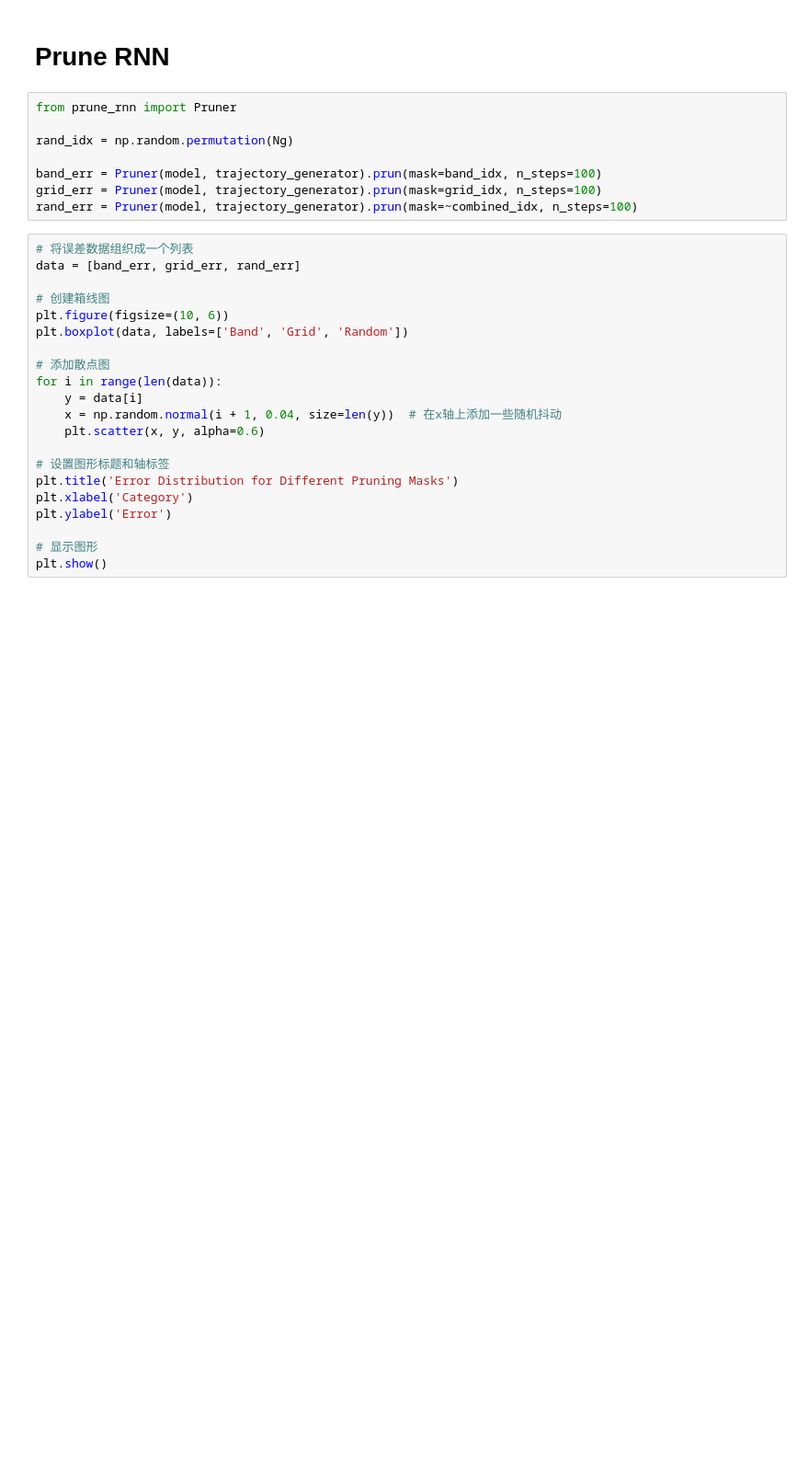
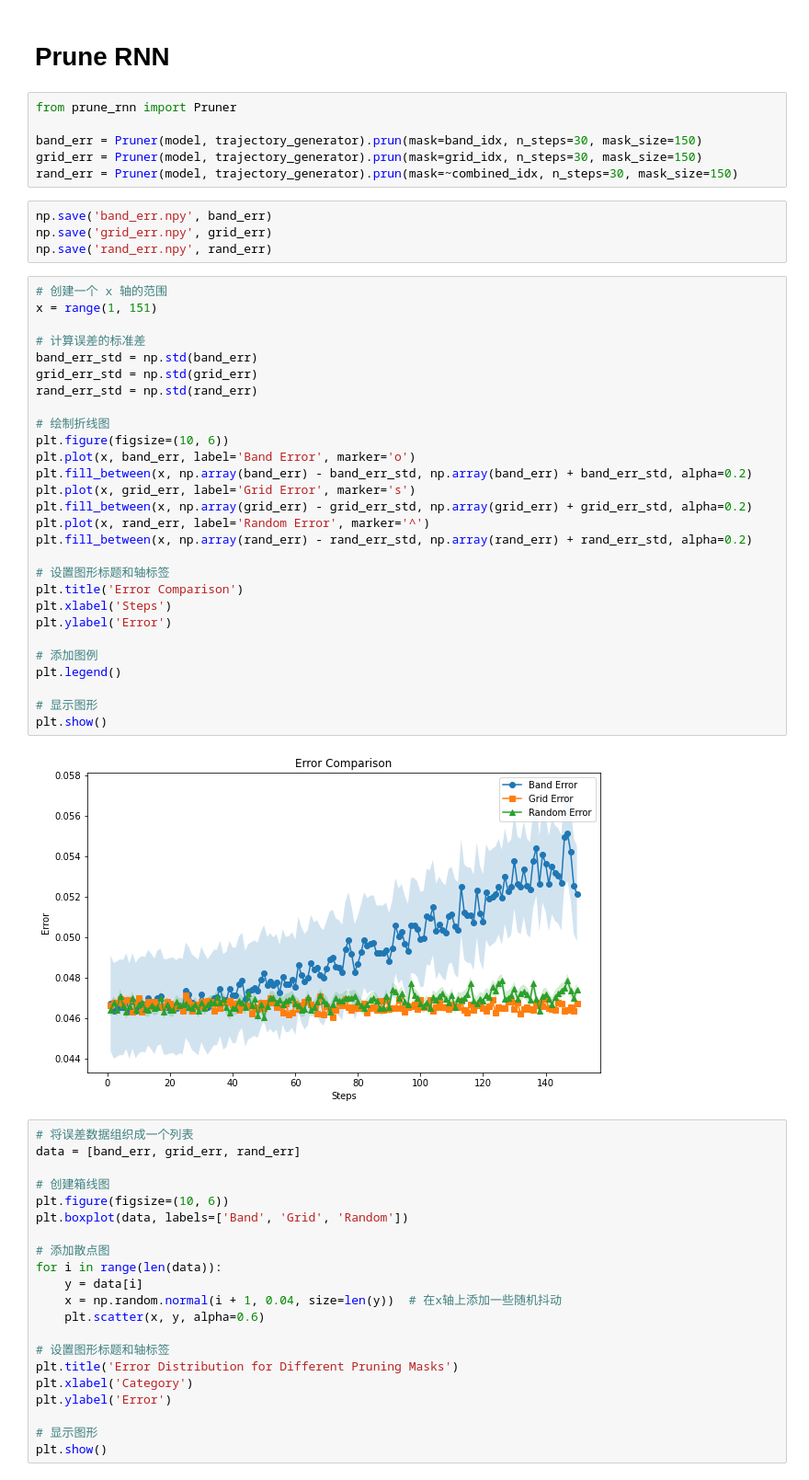
Before and after one commit to Coco233333/grid-pattern-formation, a Jupyter notebook: inspect_model.ipynb, the cells around one changed output. Shown at 92% size. Saved outputs shown, nothing was run; the diff lists cells and outputs as text; blank space fills up the shorter version.

```diff
--- a/inspect_model.ipynb
+++ b/inspect_model.ipynb
@@ -1241,11 +1241,43 @@ Grid to Band Negative Connection Weights Mean: -0.0026651507
 # %%
 from prune_rnn import Pruner
 
-rand_idx = np.random.permutation(Ng)
-
-band_err = Pruner(model, trajectory_generator).prun(mask=band_idx, n_steps=100)
-grid_err = Pruner(model, trajectory_generator).prun(mask=grid_idx, n_steps=100)
-rand_err = Pruner(model, trajectory_generator).prun(mask=~combined_idx, n_steps=100)
+band_err = Pruner(model, trajectory_generator).prun(mask=band_idx, n_steps=30, mask_size=150)
+grid_err = Pruner(model, trajectory_generator).prun(mask=grid_idx, n_steps=30, mask_size=150)
+rand_err = Pruner(model, trajectory_generator).prun(mask=~combined_idx, n_steps=30, mask_size=150)
+# %%
+np.save('band_err.npy', band_err)
+np.save('grid_err.npy', grid_err)
+np.save('rand_err.npy', rand_err)
+# %%
+# 创建一个 x 轴的范围
+x = range(1, 151)
+
+# 计算误差的标准差
+band_err_std = np.std(band_err)
+grid_err_std = np.std(grid_err)
+rand_err_std = np.std(rand_err)
+
+# 绘制折线图
+plt.figure(figsize=(10, 6))
+plt.plot(x, band_err, label='Band Error', marker='o')
+plt.fill_between(x, np.array(band_err) - band_err_std, np.array(band_err) + band_err_std, alpha=0.2)
+plt.plot(x, grid_err, label='Grid Error', marker='s')
+plt.fill_between(x, np.array(grid_err) - grid_err_std, np.array(grid_err) + grid_err_std, alpha=0.2)
+plt.plot(x, rand_err, label='Random Error', marker='^')
+plt.fill_between(x, np.array(rand_err) - rand_err_std, np.array(rand_err) + rand_err_std, alpha=0.2)
+
+# 设置图形标题和轴标签
+plt.title('Error Comparison')
+plt.xlabel('Steps')
+plt.ylabel('Error')
+
+# 添加图例
+plt.legend()
+
+# 显示图形
+plt.show()
+# %% [output]
+[figure, added]
 # %%
 # 将误差数据组织成一个列表
 data = [band_err, grid_err, rand_err]
```
Also changed, not shown: parts of 1 cell of this notebook, 1 other file.
